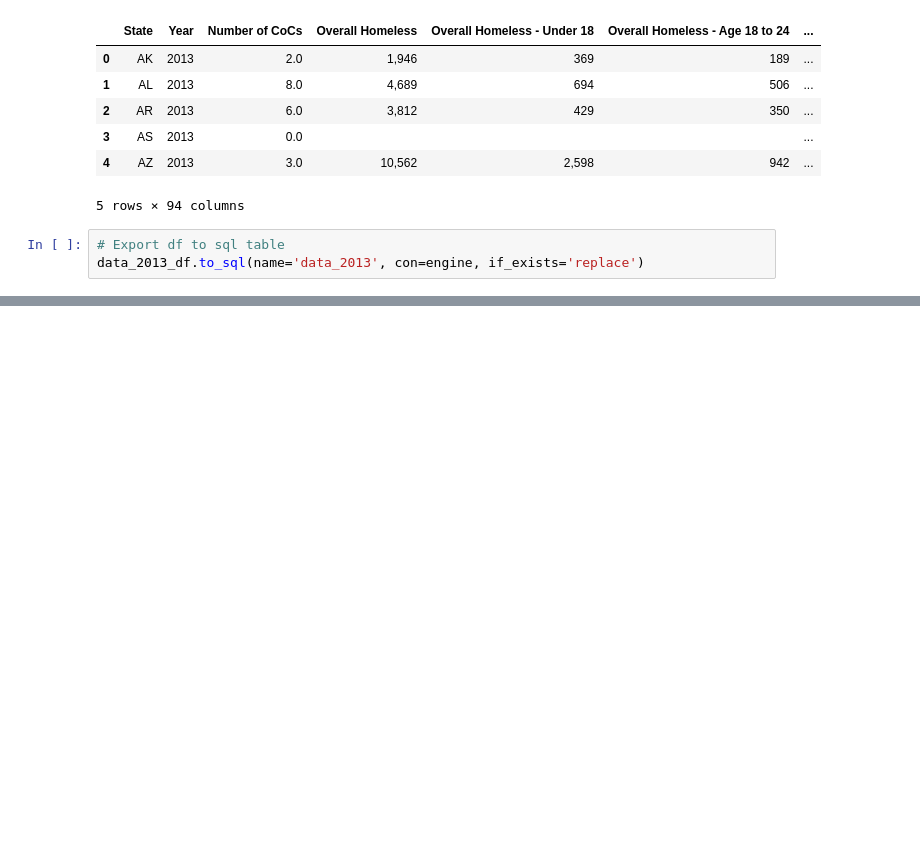
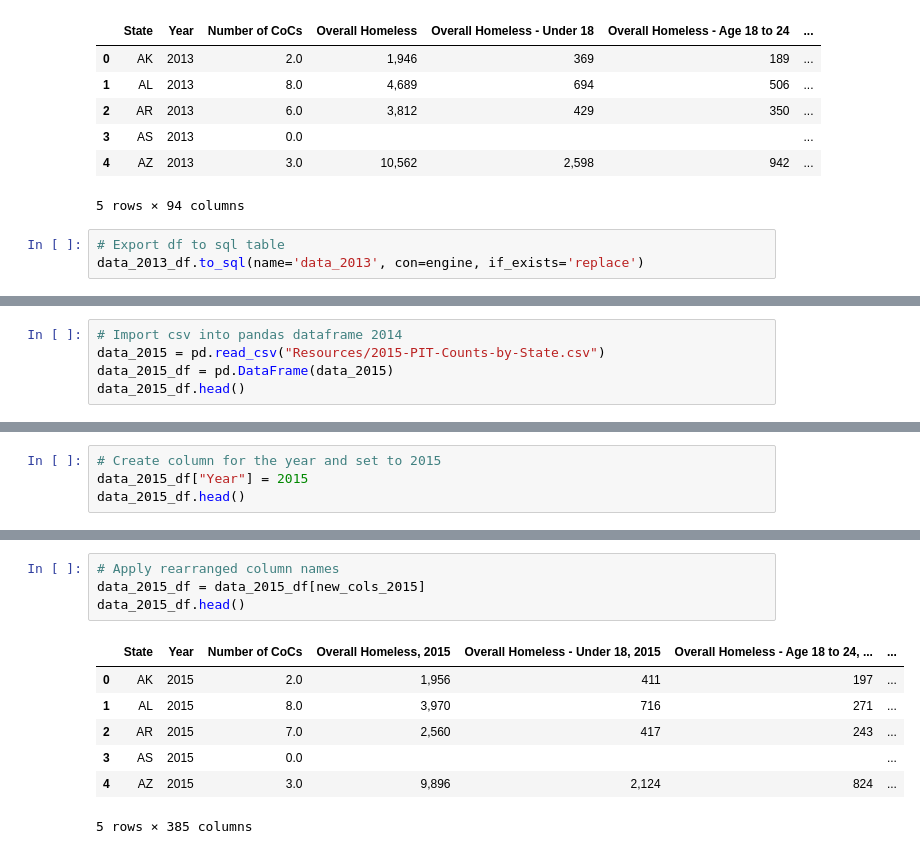
Before and after one commit to BrandonClark65/homeless_analysis, a Jupyter notebook: data_to_sql.ipynb, the cells around one changed output, grey strips where cells are left out. Drawn from its saved outputs; the diff is of its cells as text; blank space fills up the shorter version.

```diff
--- a/data_to_sql.ipynb
+++ b/data_to_sql.ipynb
@@ -1114,0 +1383,5 @@ data_2013_df.to_sql(name='data_2013', con=engine, if_exists='replace')
+# %%
+# Import csv into pandas dataframe 2014
+data_2015 = pd.read_csv("Resources/2015-PIT-Counts-by-State.csv")
+data_2015_df = pd.DataFrame(data_2015)
+data_2015_df.head()
@@ -1114,0 +1396,4 @@ data_2013_df.to_sql(name='data_2013', con=engine, if_exists='replace')
+# %%
+# Create column for the year and set to 2015
+data_2015_df["Year"] = 2015
+data_2015_df.head()
@@ -1114,0 +1817,12 @@ data_2013_df.to_sql(name='data_2013', con=engine, if_exists='replace')
+# %%
+# Apply rearranged column names
+data_2015_df = data_2015_df[new_cols_2015]
+data_2015_df.head()
+# %% [output]
+|  | State | Year | Number of CoCs | Overall Homeless, 2015 | Overall Homeless - Under 18, 2015 | Overall Homeless - Age 18 to 24, ... | ... |
+| 0 | AK | 2015 | 2.0 | 1,956 | 411 | 197 | ... |
+| 1 | AL | 2015 | 8.0 | 3,970 | 716 | 271 | ... |
+| 2 | AR | 2015 | 7.0 | 2,560 | 417 | 243 | ... |
+| 3 | AS | 2015 | 0.0 |  |  |  | ... |
+| 4 | AZ | 2015 | 3.0 | 9,896 | 2,124 | 824 | ... |
+5 rows × 385 columns
```
Also changed, not shown: parts of 17 cells of this notebook.
